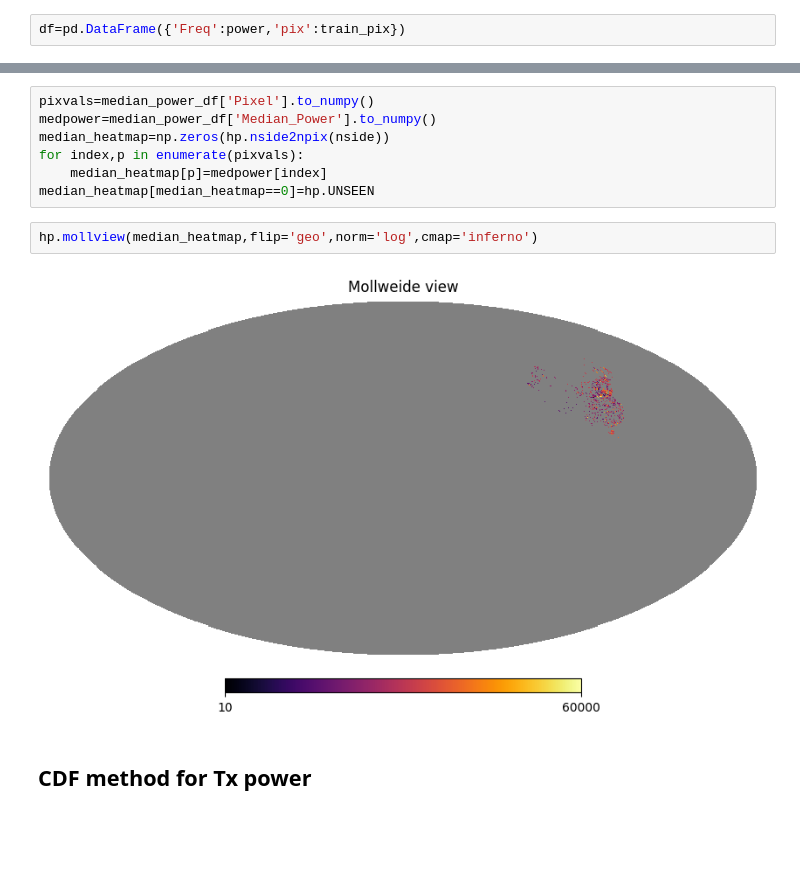
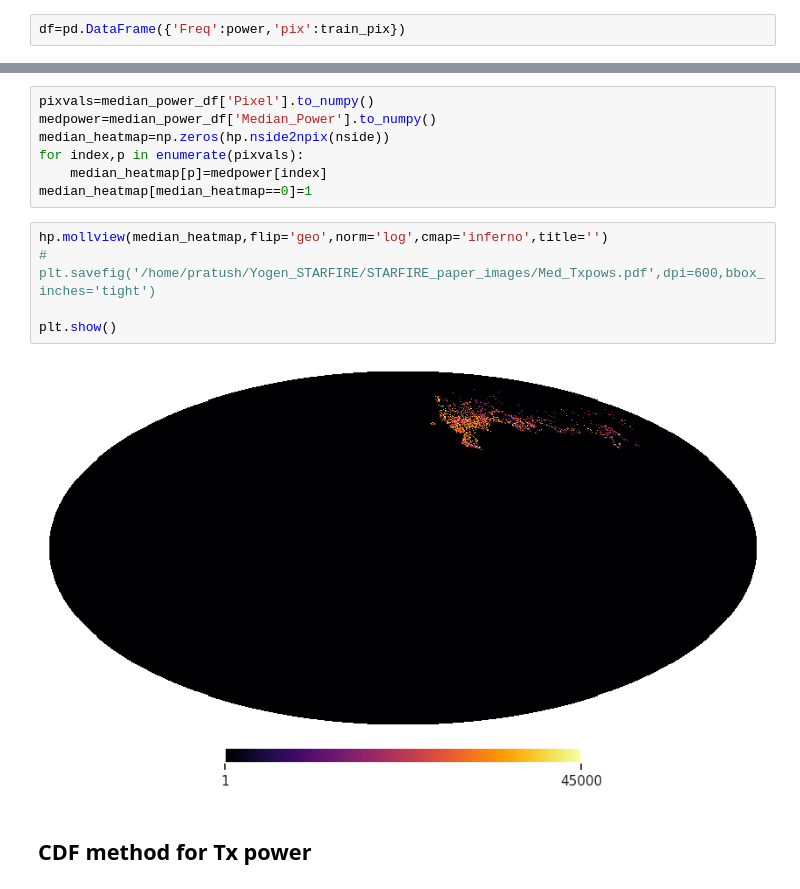
Before and after one commit to Bharatcs/rfi, a Jupyter notebook: Project/Pixel_method.ipynb, the cells around one changed output, grey strips where cells are left out. Cells and saved outputs as stored; diff of their text form; blank space fills up the shorter version.

```diff
--- a/Project/Pixel_method.ipynb
+++ b/Project/Pixel_method.ipynb
@@ -276,11 +276,14 @@ medpower=median_power_df['Median_Power'].to_numpy()
 median_heatmap=np.zeros(hp.nside2npix(nside))
 for index,p in enumerate(pixvals):
     median_heatmap[p]=medpower[index]
-median_heatmap[median_heatmap==0]=hp.UNSEEN
+median_heatmap[median_heatmap==0]=1
 # %%
-hp.mollview(median_heatmap,flip='geo',norm='log',cmap='inferno')
+hp.mollview(median_heatmap,flip='geo',norm='log',cmap='inferno',title='')
+# plt.savefig('/home/pratush/Yogen_STARFIRE/STARFIRE_paper_images/Med_Txpows.pdf',dpi=600,bbox_inches='tight')
+
+plt.show()
 # %% [output]
-[figure, old version]
+[figure, new version]
 # %% [markdown]
 ## CDF method for Tx power
 # %%
```
Also changed, not shown: parts of 12 cells of this notebook, 3 other files.
